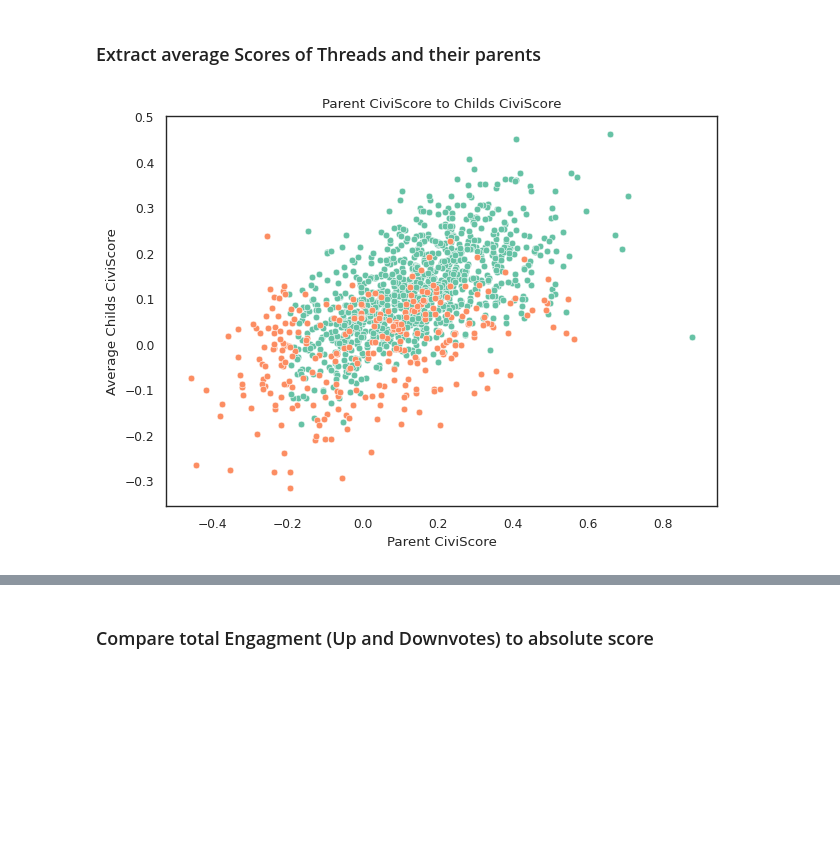
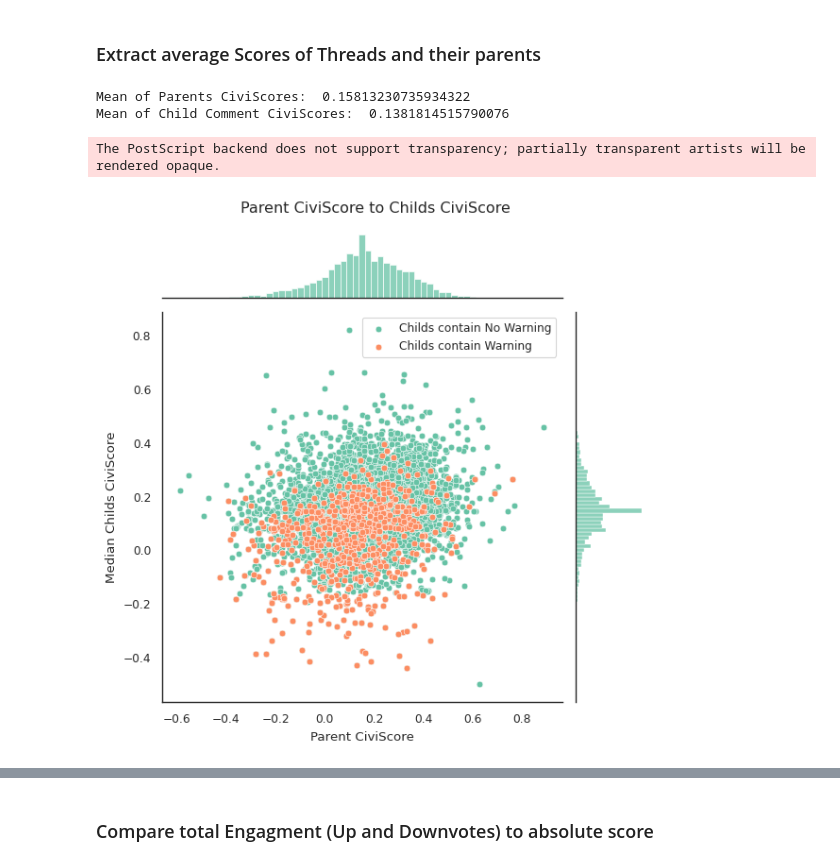
Before and after one commit to lorenzprattes/CiviRank, a Jupyter notebook: evaluation/evaluation.ipynb, the cells around one changed output, grey strips where cells are left out. Saved outputs shown, nothing was run; the diff lists cells and outputs as text; code cells hidden in the pictures; blank space fills up the shorter version.

Commit message:
Polish up eval

```diff
--- a/evaluation/evaluation.ipynb
+++ b/evaluation/evaluation.ipynb
@@ -172,9 +124,5 @@ The average of the comment counts is:  164.0148921982663
 The 25% quantile of the comment counts is:  10.0
 The 75% quantile of the comment counts is:  138.0
 The maximum of the comment counts is:  19973
-# %%
-import utils
-
-utils.FIGURE_PATH = FIGURE_PATH
 # %%
 import powerlaw
@@ -365,0 +311,2 @@ articles_to_evaluate = iqr.sample(n=ARTICLES_TO_OVERVIEW, random_state=52)
+# %%
+test_ranker = CiviRank(language="ger", scroll_warning_limit=-0.16)
@@ -366,10 +318,11 @@ articles_to_evaluate = iqr.sample(n=ARTICLES_TO_OVERVIEW, random_state=52)
 # %%
 results = []
 overview = pd.DataFrame()
+
 for i, row in articles_to_evaluate.iterrows():
     article_id = row["Article_Id"]
     comments, comments_matched_to_metadata = eval_gen.extract_comments_with_metadata(article_id)
-    scores = eval_gen.calculate_all_scores(comments_matched_to_metadata, comments, ranker)
+    scores = eval_gen.calculate_all_scores(comments_matched_to_metadata, comments, test_ranker)
     results.append(scores)
     new_row = pd.DataFrame({
         "article_id": [article_id],
@@ -489,0 +440,7 @@ for i, bin in enumerate(scores_log_bins):
+# %%
+leaves = pd.DataFrame()
+thread_counter = 0
+for i, bin in enumerate(scores_log_bins):
+  for scores in bin:
+    leaves = eval_gen.extract_leaves_to_parent_scores(leaves=leaves
+                                           , scores=scores)
@@ -490,25 +449,41 @@ for i, bin in enumerate(scores_log_bins):
 # %%
-ax = sns.scatterplot(
-    data=leaves[leaves["warning"].eq(False)],
+mean_parents = leaves['parent_civiscore'].mean()
+mean_childs = leaves['childs_avg_civiscore'].mean()
+print("Mean of Parents CiviScores: ", mean_parents)
+print("Mean of Child Comment CiviScores: ", mean_childs)
+
+g = sns.jointplot(
+    data=leaves,
     x='parent_civiscore',
-    y='childs_avg_civiscore',
-)
-sns.scatterplot(
-    data=leaves[leaves["warning"].eq(True)],
-    x='parent_civiscore',
-    y='childs_avg_civiscore',
-    color=custom_palette[1],
-    ax=ax,
+    y='childs_median_civiscore',
+    palette=custom_palette,
+    kind='scatter',
+    label='Childs contain No Warning'
 )
 
-ax.set_xlabel('Parent CiviScore')
-ax.set_ylabel('Average Childs CiviScore')
-ax.set_title('Parent CiviScore to Childs CiviScore')
-ax.legend(['No Warning', 'Warning'])
+sns.scatterplot(
+    data=leaves[leaves['warning'].eq(True)],
+    x='parent_civiscore',
+    y='childs_median_civiscore',
+    color=custom_palette[1],
+    label='Childs contain Warning',
+    ax=g.ax_joint,
+)
 
+g.ax_joint.set_xlabel('Parent CiviScore')
+g.ax_joint.set_ylabel('Median Childs CiviScore')
+g.figure.suptitle('Parent CiviScore to Childs CiviScore')
+
+g.ax_joint.set_xlabel('Parent CiviScore')
+g.ax_joint.set_ylabel('Median Childs CiviScore')
+
+g.ax_joint.legend(loc='best')
 utils.plot(PRINT_PLOTS, "civiscore_parent_child", plt)
 # %% [output]
+Mean of Parents CiviScores:  0.15813230735934322
+Mean of Child Comment CiviScores:  0.1381814515790076
+The PostScript backend does not support transparency; partially transparent artists will be rendered opaque.
-[figure, old version]
+[figure, new version]
 # %%
 #plot the percentage of negative votes to the civiscore
 high_engagement_posts = complete[(complete["Votes_Neg"] + complete["Votes_Pos"]) > 10].copy()
```
Also changed, not shown: parts of 24 cells of this notebook, 14 other files.
